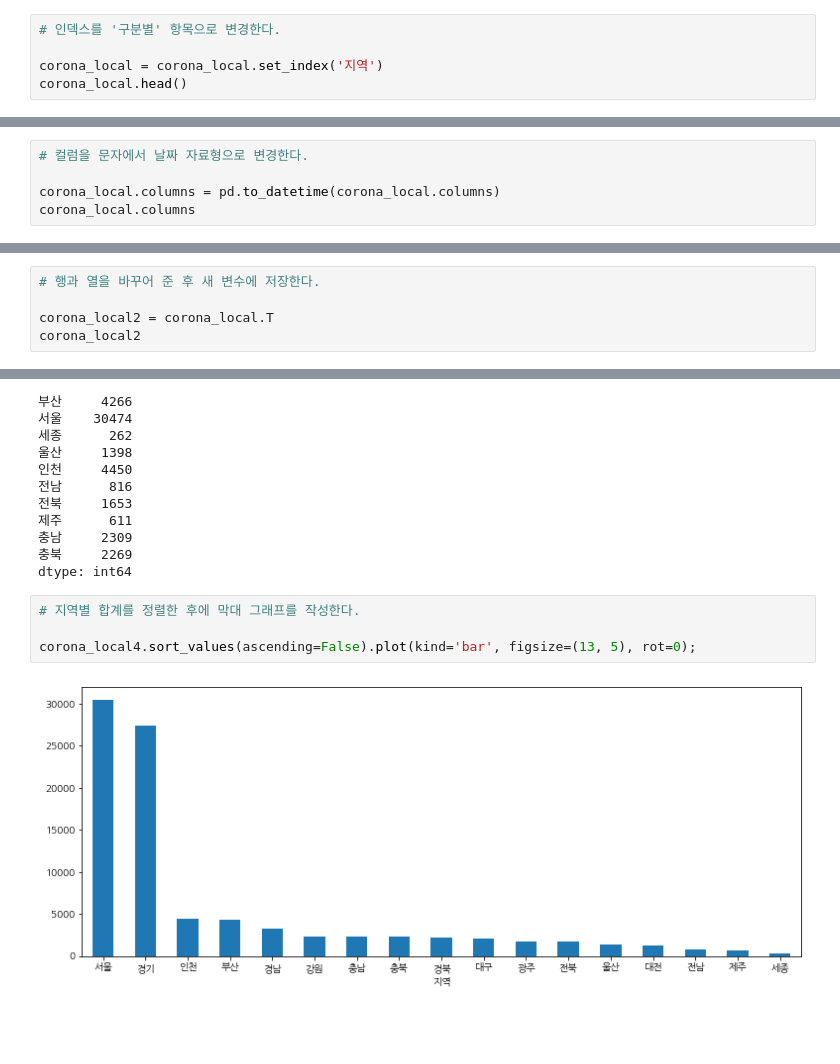
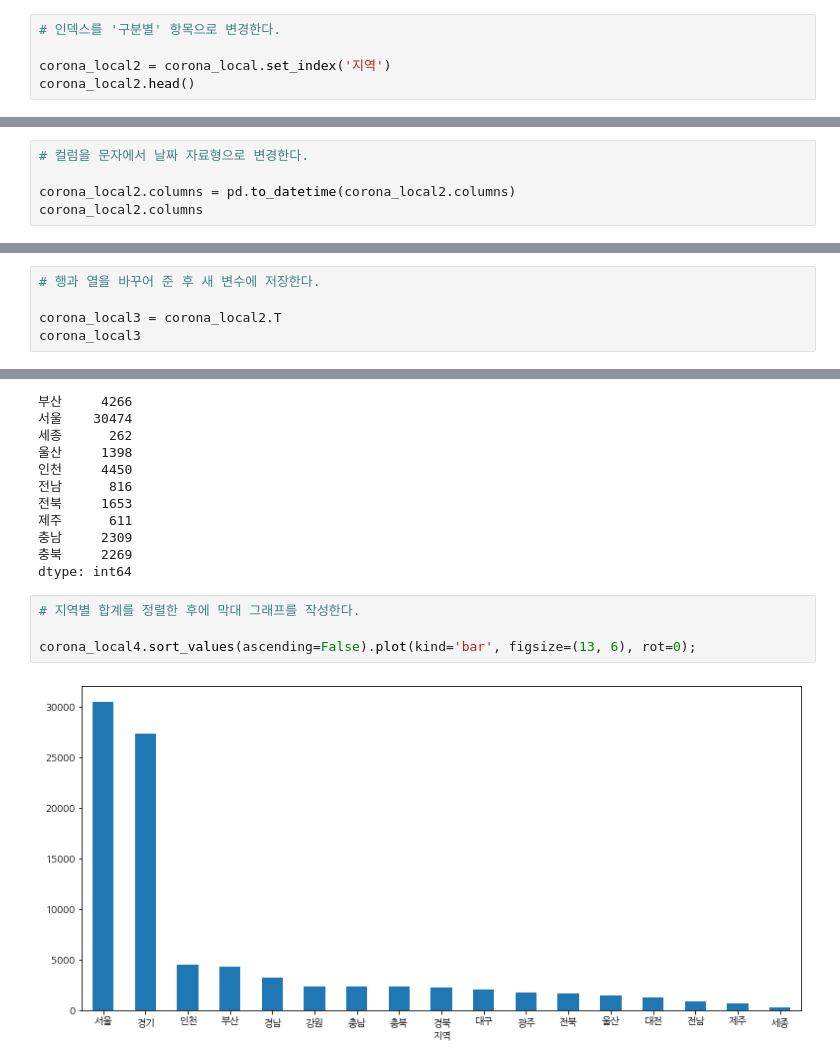
Before and after one commit to sagelab4data/first_da_2021_1, a Jupyter notebook: Day03_data_visualization.ipynb, the cells around one changed output, grey strips where cells are left out. Drawn from its saved outputs; the diff is of its cells as text; blank space fills up the shorter version.

```diff
--- a/Day03_data_visualization.ipynb
+++ b/Day03_data_visualization.ipynb
@@ -702,8 +852,8 @@ corona_local.head()
 # %%
 # 인덱스를 '구분별' 항목으로 변경한다.
 
-corona_local = corona_local.set_index('지역')
-corona_local.head()
+corona_local2 = corona_local.set_index('지역')
+corona_local2.head()
 # %% [output]
 |  | 2020.10.01 | 2020.10.02 | 2020.10.03 | 2020.10.04 | 2020.10.05 | 2020.10.06 | 2020.10.07 | 2020.10.08 | ... |
 | 지역 |  |  |  |  |  |  |  |  | ... |
@@ -718,8 +879,8 @@ corona_local.head()
 # %%
 # 컬럼을 문자에서 날짜 자료형으로 변경한다.
 
-corona_local.columns = pd.to_datetime(corona_local.columns)
-corona_local.columns
+corona_local2.columns = pd.to_datetime(corona_local2.columns)
+corona_local2.columns
 # %% [output]
 DatetimeIndex(['2020-10-01', '2020-10-02', '2020-10-03', '2020-10-04',
                '2020-10-05', '2020-10-06', '2020-10-07', '2020-10-08',
@@ -734,8 +895,8 @@ DatetimeIndex(['2020-10-01', '2020-10-02', '2020-10-03', '2020-10-04',
 # %%
 # 행과 열을 바꾸어 준 후 새 변수에 저장한다.
 
-corona_local2 = corona_local.T
-corona_local2
+corona_local3 = corona_local2.T
+corona_local3
 # %% [output]
 | 지역 | 강원 | 경기 | 경남 | 경북 | 광주 | 대구 | 대전 | 부산 | 서울 | 세종 | 울산 | ... |
 | 2020-10-01 | 0 | 17 | 0 | 5 | 0 | 1 | 0 | 6 | 30 | 0 | 0 | ... |
@@ -782,6 +943,6 @@ dtype: int64
 # %%
 # 지역별 합계를 정렬한 후에 막대 그래프를 작성한다.
 
-corona_local4.sort_values(ascending=False).plot(kind='bar', figsize=(13, 5), rot=0);
+corona_local4.sort_values(ascending=False).plot(kind='bar', figsize=(13, 6), rot=0);
 # %% [output]
-[figure, old version]
+[figure, new version]
```
Also changed, not shown: parts of 102 cells of this notebook.
